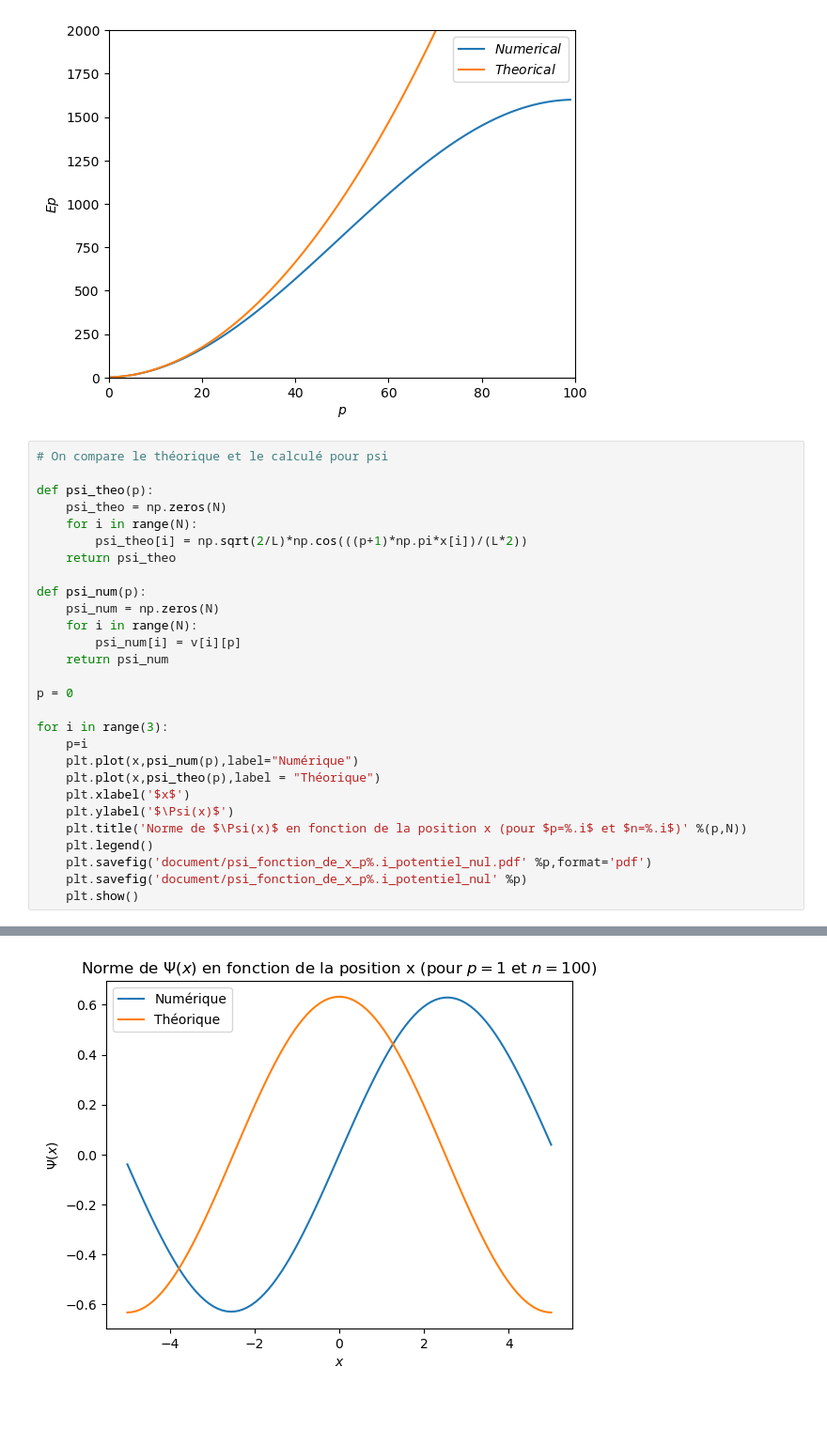
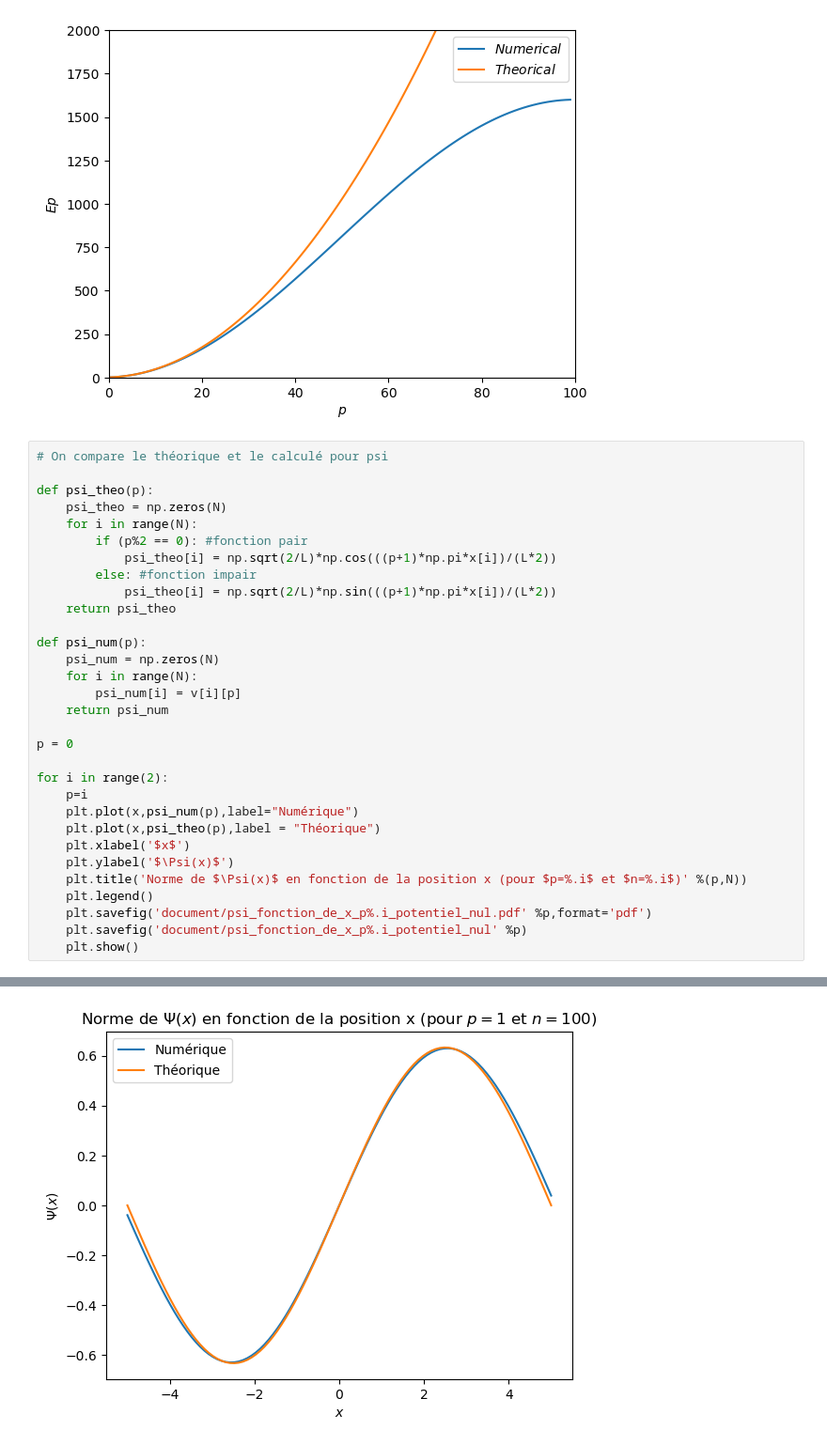
Before and after one commit to lucasboistay/shrodinger_simulation, a Jupyter notebook: etat_stationnaire/Untitled.ipynb, the cells around one changed output, grey strips where cells are left out. Shown at 94% size. Cells and saved outputs as stored; diff of their text form; blank space fills up the shorter version.

```diff
--- a/etat_stationnaire/Untitled.ipynb
+++ b/etat_stationnaire/Untitled.ipynb
@@ -156,31 +157,34 @@ plt.show()
 # %%
 # On compare le théorique et le calculé pour psi
 
 def psi_theo(p):
     psi_theo = np.zeros(N)
     for i in range(N):
-        psi_theo[i] = np.sqrt(2/L)*np.cos(((p+1)*np.pi*x[i])/(L*2))
+        if (p%2 == 0): #fonction pair
+            psi_theo[i] = np.sqrt(2/L)*np.cos(((p+1)*np.pi*x[i])/(L*2))
+        else: #fonction impair
+            psi_theo[i] = np.sqrt(2/L)*np.sin(((p+1)*np.pi*x[i])/(L*2))
     return psi_theo
 
 def psi_num(p):
     psi_num = np.zeros(N)
     for i in range(N):
         psi_num[i] = v[i][p]
     return psi_num
 
 p = 0
 
-for i in range(3):
+for i in range(2):
     p=i
     plt.plot(x,psi_num(p),label="Numérique")
     plt.plot(x,psi_theo(p),label = "Théorique")
     plt.xlabel('$x$')
     plt.ylabel('$\Psi(x)$')
     plt.title('Norme de $\Psi(x)$ en fonction de la position x (pour $p=%.i$ et $n=%.i$)' %(p,N))
     plt.legend()
     plt.savefig('document/psi_fonction_de_x_p%.i_potentiel_nul.pdf' %p,format='pdf')
     plt.savefig('document/psi_fonction_de_x_p%.i_potentiel_nul' %p)
     plt.show()
 # %% [output]
 [figure]
-[figure, old version]
+[figure, new version]
```
Also changed, not shown: parts of 4 cells of this notebook, 5 other files.
